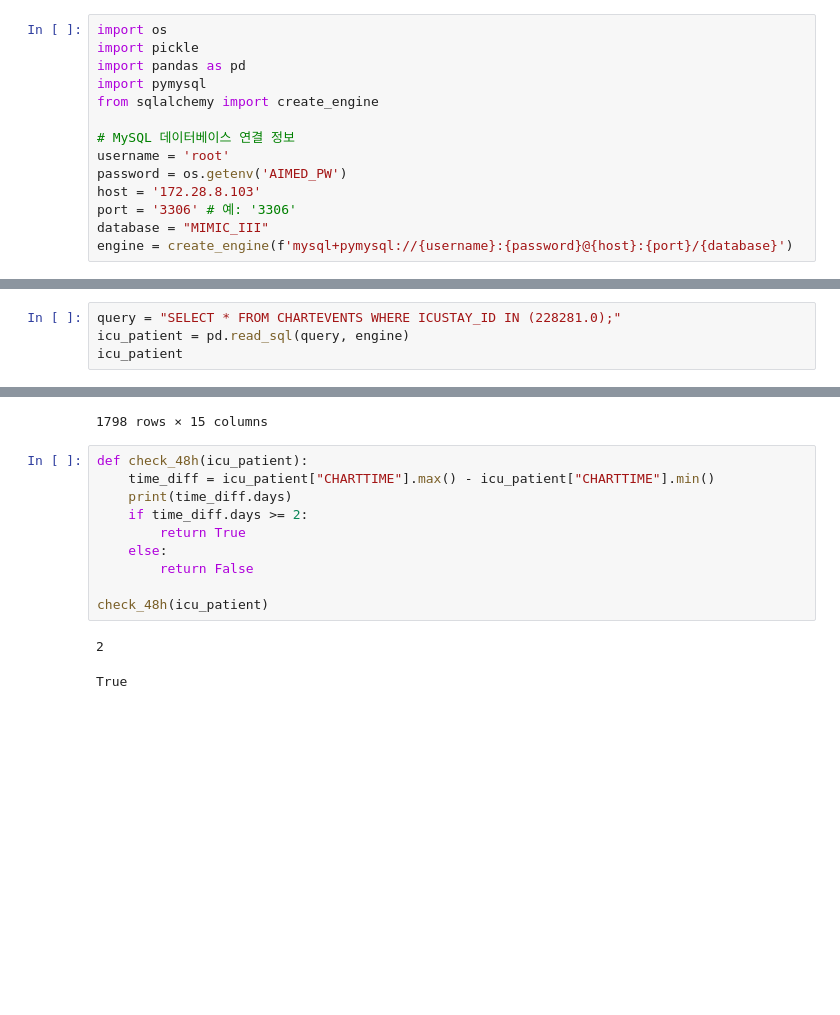
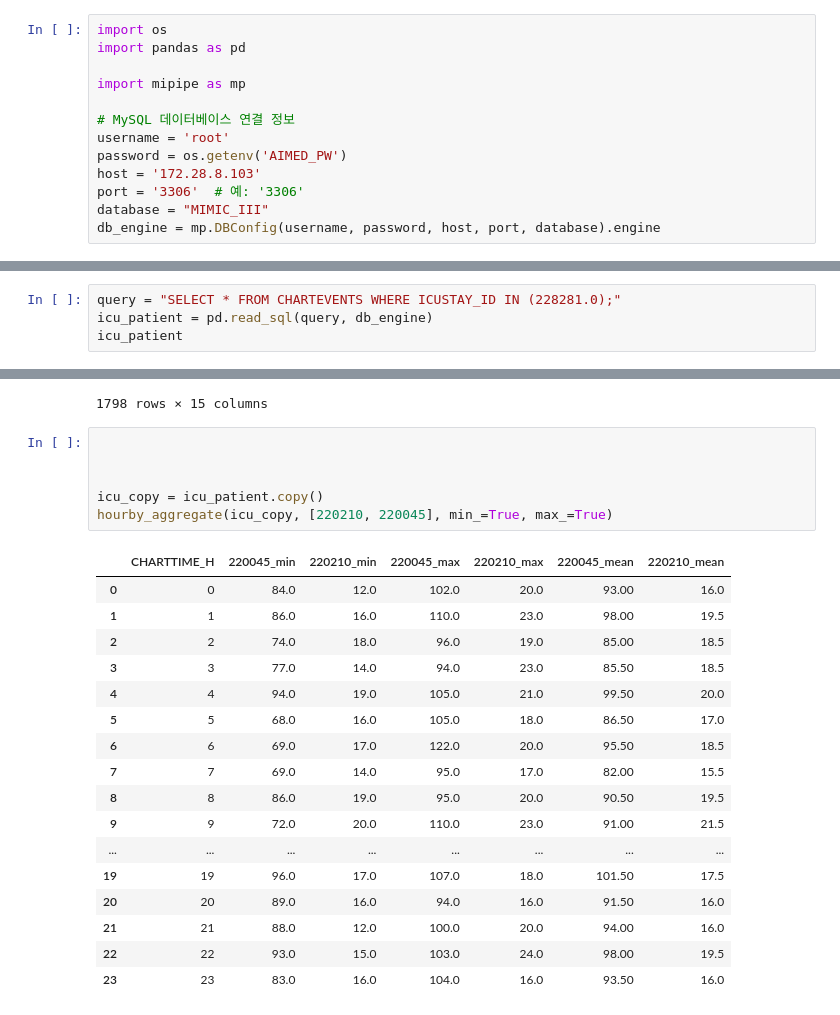
Before and after one commit to Harry-PARK/MIMIC_preprocessing, a Jupyter notebook: test.ipynb, the cells around one changed output, grey strips where cells are left out. Cells and saved outputs as stored; diff of their text form; blank space fills up the shorter version.

Commit message:
mipipe begin, time_process.py: hour_aggregate config.py: Config, DBConfig

```diff
--- a/test.ipynb
+++ b/test.ipynb
@@ -1,14 +1,13 @@
 # %%
 import os
-import pickle
 import pandas as pd
-import pymysql
-from sqlalchemy import create_engine
+
+import mipipe as mp
 
 # MySQL 데이터베이스 연결 정보
 username = 'root'
 password = os.getenv('AIMED_PW')
 host = '172.28.8.103'
-port = '3306' # 예: '3306'
+port = '3306'  # 예: '3306'
 database = "MIMIC_III"
-engine = create_engine(f'mysql+pymysql://{username}:{password}@{host}:{port}/{database}')
+db_engine = mp.DBConfig(username, password, host, port, database).engine
@@ -68,7 +72,7 @@ dic
 16690 rows × 25 columns
 # %%
 query = "SELECT * FROM CHARTEVENTS WHERE ICUSTAY_ID IN (228281.0);"
-icu_patient = pd.read_sql(query, engine)
+icu_patient = pd.read_sql(query, db_engine)
 icu_patient
 # %% [output]
 |  | ROW_ID | SUBJECT_ID | HADM_ID | ICUSTAY_ID | ITEMID | CHARTTIME | STORETIME | CGID | VALUE | VALUENUM | ... |
@@ -84,16 +88,27 @@ icu_patient
 | 1796 | 268165198 | 29056 | 163573 | 228281 | 227346 | 2124-03-01 12:00:00 | 2124-03-01 12:39:00 | 15526 | Oriented to own ability | 0.0 | ... |
 | 1797 | 268165199 | 29056 | 163573 | 228281 | 227375 | 2124-03-01 12:00:00 | 2124-03-01 12:34:00 | 15526 | No | NaN | ... |
 1798 rows × 15 columns
-# %%
-def check_48h(icu_patient):
-    time_diff = icu_patient["CHARTTIME"].max() - icu_patient["CHARTTIME"].min()
-    print(time_diff.days)
-    if time_diff.days >= 2:
-        return True
-    else:
-        return False
-
-check_48h(icu_patient)
-# %% [output]
-2
-True
+# %%
+
+
+
+icu_copy = icu_patient.copy()
+hourby_aggregate(icu_copy, [220210, 220045], min_=True, max_=True)
+# %% [output]
+|  | CHARTTIME_H | 220045_min | 220210_min | 220045_max | 220210_max | 220045_mean | 220210_mean |
+| 0 | 0 | 84.0 | 12.0 | 102.0 | 20.0 | 93.00 | 16.0 |
+| 1 | 1 | 86.0 | 16.0 | 110.0 | 23.0 | 98.00 | 19.5 |
+| 2 | 2 | 74.0 | 18.0 | 96.0 | 19.0 | 85.00 | 18.5 |
+| 3 | 3 | 77.0 | 14.0 | 94.0 | 23.0 | 85.50 | 18.5 |
+| 4 | 4 | 94.0 | 19.0 | 105.0 | 21.0 | 99.50 | 20.0 |
+| 5 | 5 | 68.0 | 16.0 | 105.0 | 18.0 | 86.50 | 17.0 |
+| 6 | 6 | 69.0 | 17.0 | 122.0 | 20.0 | 95.50 | 18.5 |
+| 7 | 7 | 69.0 | 14.0 | 95.0 | 17.0 | 82.00 | 15.5 |
+| 8 | 8 | 86.0 | 19.0 | 95.0 | 20.0 | 90.50 | 19.5 |
+| 9 | 9 | 72.0 | 20.0 | 110.0 | 23.0 | 91.00 | 21.5 |
+| ... | ... | ... | ... | ... | ... | ... | ... |
+| 19 | 19 | 96.0 | 17.0 | 107.0 | 18.0 | 101.50 | 17.5 |
+| 20 | 20 | 89.0 | 16.0 | 94.0 | 16.0 | 91.50 | 16.0 |
+| 21 | 21 | 88.0 | 12.0 | 100.0 | 20.0 | 94.00 | 16.0 |
+| 22 | 22 | 93.0 | 15.0 | 103.0 | 24.0 | 98.00 | 19.5 |
+| 23 | 23 | 83.0 | 16.0 | 104.0 | 16.0 | 93.50 | 16.0 |
```
Also changed, not shown: parts of 5 cells of this notebook, 4 other files.
